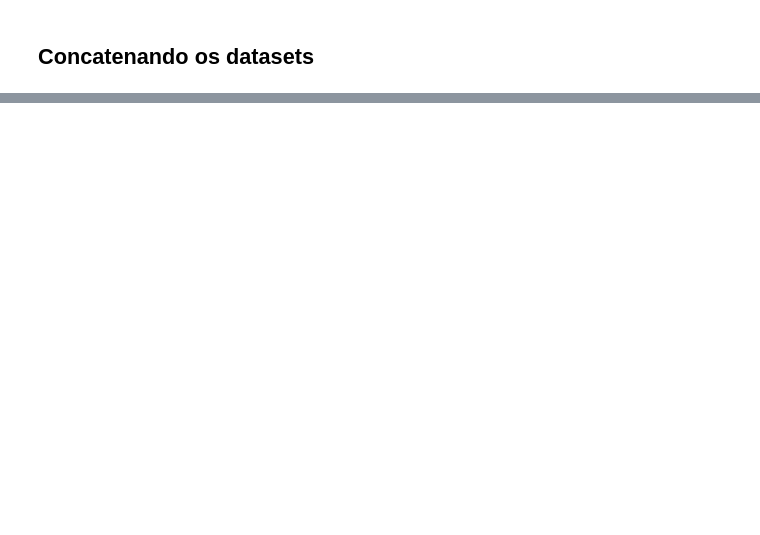
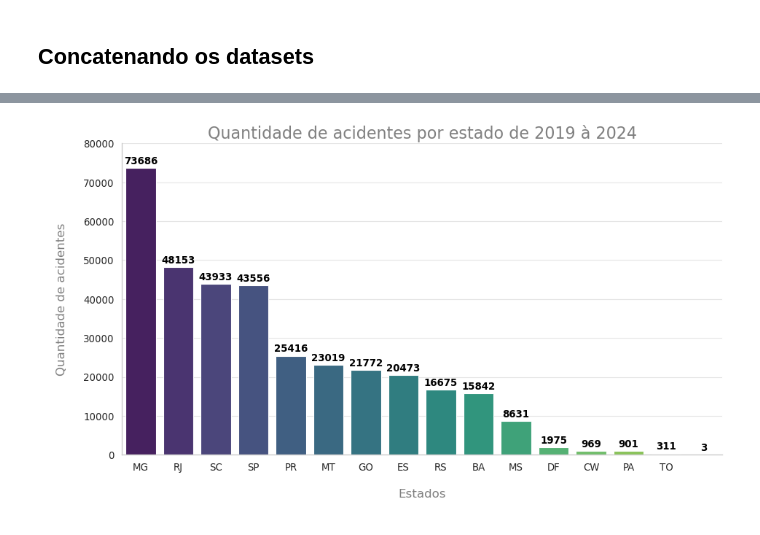
Before and after one commit to GuiBatalhoti/Dados_ANTT, a Jupyter notebook: acidentes.ipynb, the cells around one changed output, grey strips where cells are left out. Drawn from its saved outputs; the diff is of its cells as text; code cells hidden in the pictures; blank space fills up the shorter version.

```diff
--- a/acidentes.ipynb
+++ b/acidentes.ipynb
@@ -133,0 +183,3 @@ Tipo de dado da coluna 'km': float64
+# %%
+df_final['estado'] = df_final['trecho'].str.split('/').str[1]
+df_final.head(1)
@@ -133,0 +190,41 @@ Tipo de dado da coluna 'km': float64
+# %%
+fig, ax = plt.subplots(figsize=(12, 7), dpi=80)
+
+sns.set_theme(style='whitegrid')
+ax = sns.barplot(x=df_final['estado'].value_counts().index, y=df_final['estado'].value_counts().values, palette='viridis')
+plt.title('Quantidade de acidentes por estado de 2019 à 2024', fontsize=20, color='gray')
+
+
+for i in ax.patches:
+    ax.text(i.get_x()+0.4, i.get_height() + 1000,
+            str(int(i.get_height())),
+            ha='center',
+            fontsize=12,
+            weight='bold',
+            color='black')
+
+plt.xlabel('\nEstados\n', fontsize=15, color='gray')
+plt.ylabel('\nQuantidade de acidentes\n', fontsize=15, color='gray')
+
+plt.xticks(fontsize=12)
+plt.yticks(fontsize=12)
+
+plt.ylim(0, 80000)
+
+plt.grid(axis='y', alpha=0.5)
+
+# for i in ['bottom', 'left']:
+#     ax.spines[i].set_color('white')
+#     ax.spines[i].set_linewidth(1.5)
+
+right_side = ax.spines["right"]
+right_side.set_visible(False)
+
+top_side = ax.spines["top"]
+top_side.set_visible(False)
+
+plt.tight_layout()
+
+plt.show()
+# %% [output]
+[figure, added]
```
Also changed, not shown: parts of 12 cells of this notebook, 1 other file.
